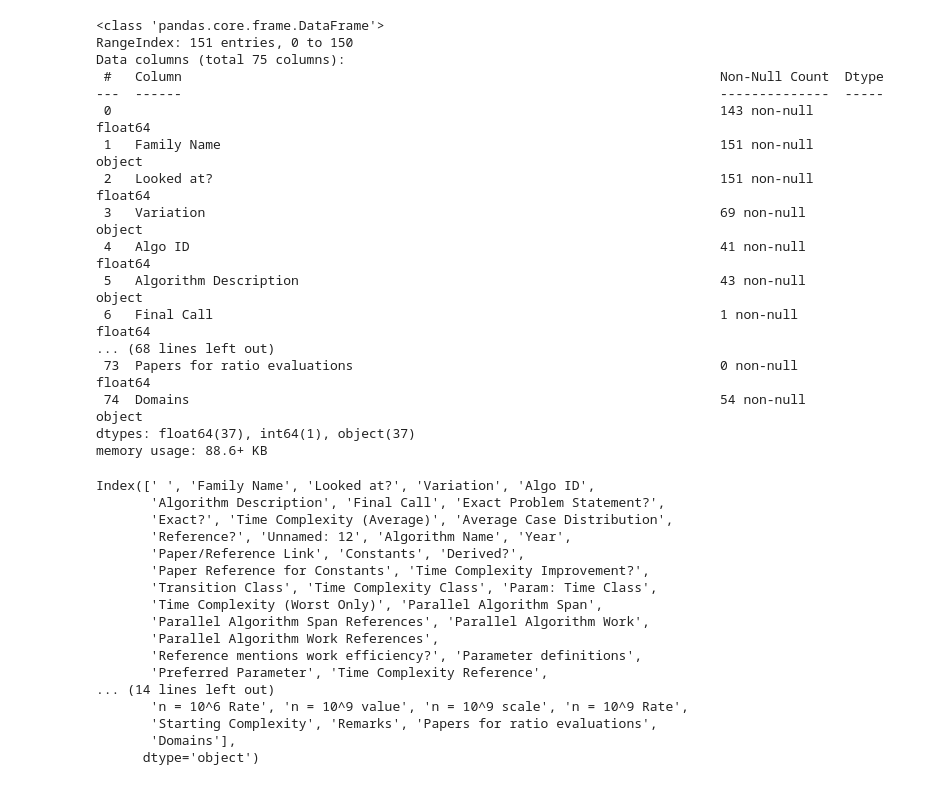
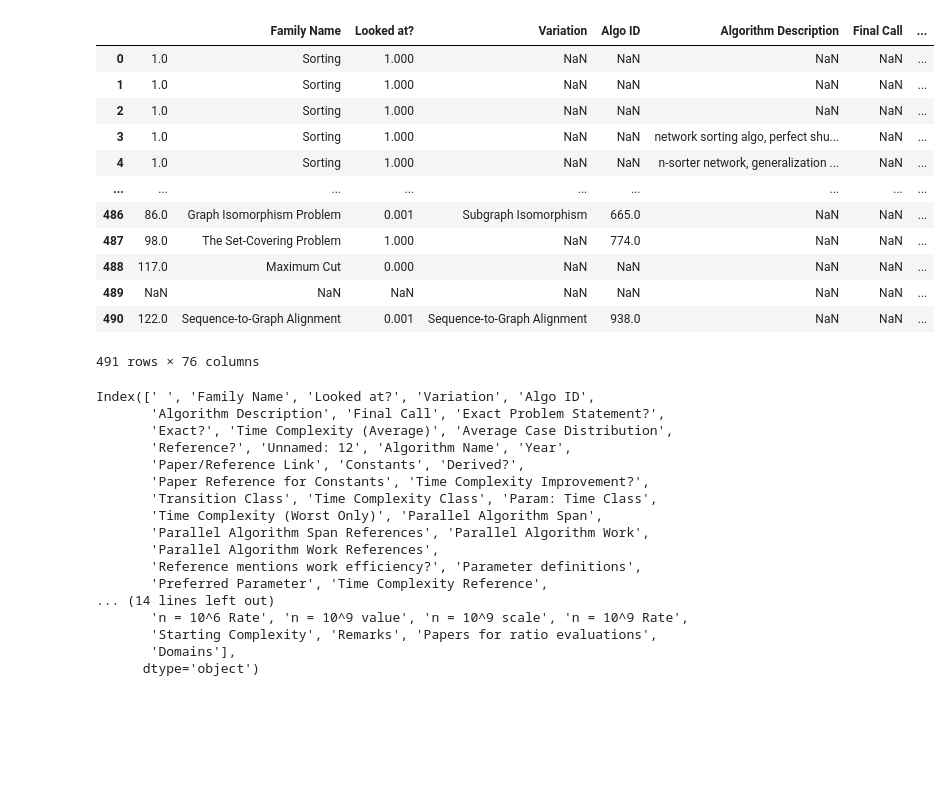
Before and after one commit to aminsamir45/Algowiki, a Jupyter notebook: visualizations/Parallel Algorithms/par_algo_vis.ipynb, the cells around one changed output. Drawn from its saved outputs; the diff is of its cells as text; code cells hidden in the pictures; blank space fills up the shorter version.

```diff
--- a/visualizations/Parallel Algorithms/par_algo_vis.ipynb
+++ b/visualizations/Parallel Algorithms/par_algo_vis.ipynb
@@ -7,11 +7,9 @@ import numpy as np
 import math
 # %%
 # Go into above directory and download function
-sys.path.append('../')
-import sheet_func
+sys.path.append('../../')
+import sheet_to_df
+sheet_id = 867359064
 
-sheet_id = 867359064
-name = "par_algo"
-
-df = sheet_func.sheet_to_df(sheet_id, name)
-df
+# Create Df
+df = sheet_to_df.sheet_to_df(sheet_id, 'Par_algo')
@@ -32,23 +16,19 @@ df
 # %%
-df.info()
+df
 # %% [output]
+|  |  | Family Name | Looked at? | Variation | Algo ID | Algorithm Description | Final Call | ... |
+| 0 | 1.0 | Sorting | 1.000 | NaN | NaN | NaN | NaN | ... |
+| 1 | 1.0 | Sorting | 1.000 | NaN | NaN | NaN | NaN | ... |
+| 2 | 1.0 | Sorting | 1.000 | NaN | NaN | NaN | NaN | ... |
+| 3 | 1.0 | Sorting | 1.000 | NaN | NaN | network sorting algo, perfect shu... | NaN | ... |
+| 4 | 1.0 | Sorting | 1.000 | NaN | NaN | n-sorter network, generalization ... | NaN | ... |
+| ... | ... | ... | ... | ... | ... | ... | ... | ... |
+| 486 | 86.0 | Graph Isomorphism Problem | 0.001 | Subgraph Isomorphism | 665.0 | NaN | NaN | ... |
+| 487 | 98.0 | The Set-Covering Problem | 1.000 | NaN | 774.0 | NaN | NaN | ... |
+| 488 | 117.0 | Maximum Cut | 0.000 | NaN | NaN | NaN | NaN | ... |
+| 489 | NaN | NaN | NaN | NaN | NaN | NaN | NaN | ... |
+| 490 | 122.0 | Sequence-to-Graph Alignment | 0.001 | Sequence-to-Graph Alignment | 938.0 | NaN | NaN | ... |
-<class 'pandas.core.frame.DataFrame'>
-RangeIndex: 151 entries, 0 to 150
-Data columns (total 75 columns):
- #   Column                                                                     Non-Null Count  Dtype
----  ------                                                                     --------------  -----
- 0                                                                              143 non-null    float64
- 1   Family Name                                                                151 non-null    object
- 2   Looked at?                                                                 151 non-null    float64
- 3   Variation                                                                  69 non-null     object
- 4   Algo ID                                                                    41 non-null     float64
- 5   Algorithm Description                                                      43 non-null     object
- 6   Final Call                                                                 1 non-null      float64
-... (68 lines left out)
- 73  Papers for ratio evaluations                                               0 non-null      float64
- 74  Domains                                                                    54 non-null     object
-dtypes: float64(37), int64(1), object(37)
-memory usage: 88.6+ KB
+491 rows × 76 columns
 # %%
 df.columns
 # %% [output]
```
Also changed, not shown: parts of 1 cell of this notebook, 3 other files.
